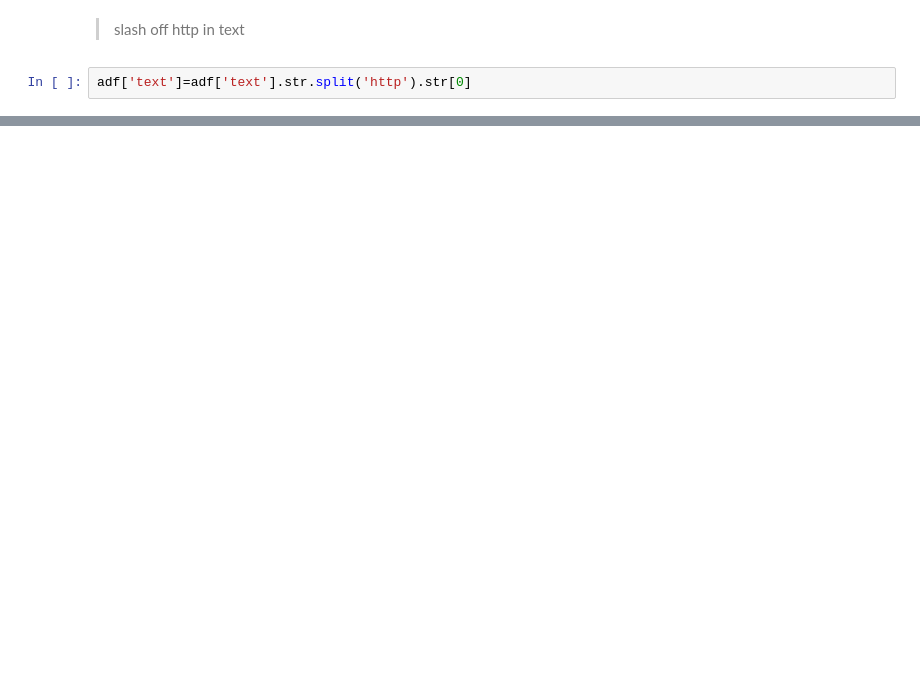
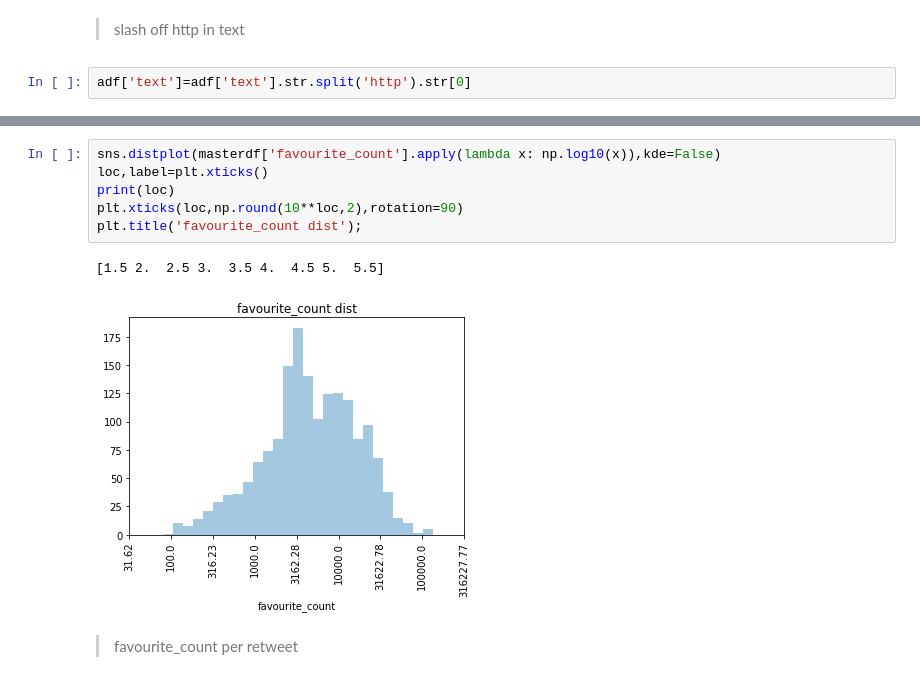
Before and after one commit to victorlifan/projects_review, a Jupyter notebook: Twitter-WeRateDogs project/Twitter-WeRateDogs project.ipynb, the cells around one changed output, grey strips where cells are left out. Cells and saved outputs as stored; diff of their text form; blank space fills up the shorter version.

```diff
--- a/Twitter-WeRateDogs project/Twitter-WeRateDogs project.ipynb
+++ b/Twitter-WeRateDogs project/Twitter-WeRateDogs project.ipynb
@@ -331,0 +866,11 @@ adf[adf['doggo']=='Doggo']
+# %%
+sns.distplot(masterdf['favourite_count'].apply(lambda x: np.log10(x)),kde=False)
+loc,label=plt.xticks()
+print(loc)
+plt.xticks(loc,np.round(10**loc,2),rotation=90)
+plt.title('favourite_count dist');
+# %% [output]
+[1.5 2.  2.5 3.  3.5 4.  4.5 5.  5.5]
+[figure, added]
+# %% [markdown]
+> favourite_count per retweet
```
Also changed, not shown: parts of 82 cells of this notebook.
